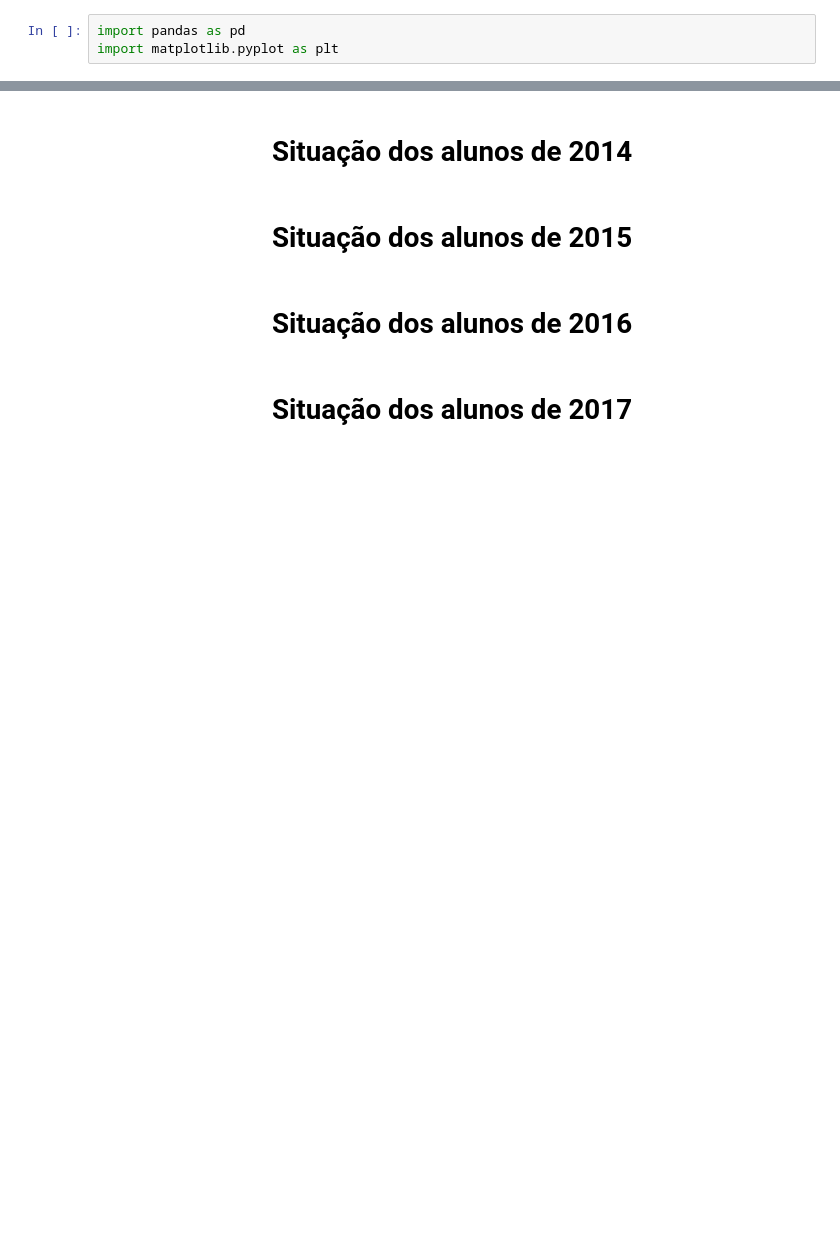
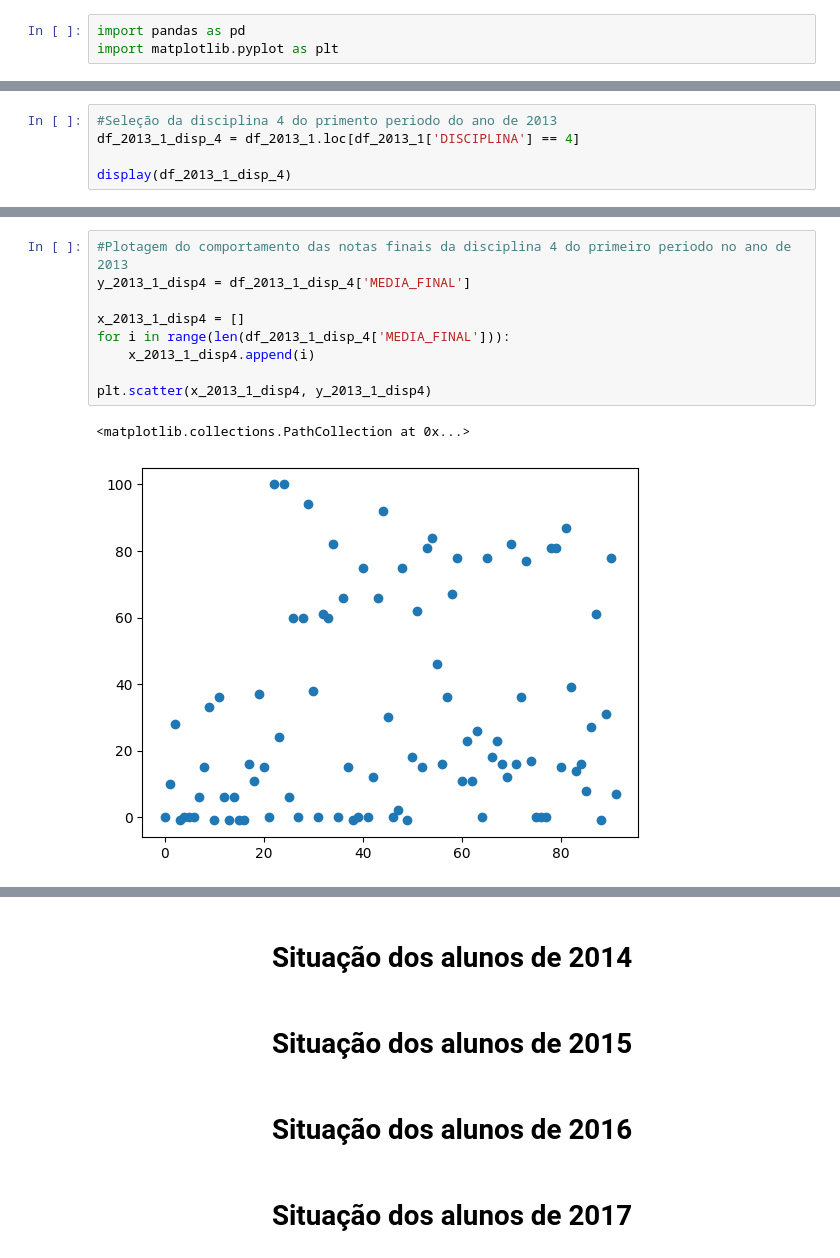
Before and after one commit to aleder-linm/trabalho-rp-dados-disciplinas, a Jupyter notebook: main.ipynb, the cells around one changed output, grey strips where cells are left out. Drawn from its saved outputs; the diff is of its cells as text; blank space fills up the shorter version.

```diff
--- a/main.ipynb
+++ b/main.ipynb
@@ -279,0 +349,5 @@ plt.scatter(x_2013_2, y_2013_2)
+# %%
+#Seleção da disciplina 4 do primento periodo do ano de 2013
+df_2013_1_disp_4 = df_2013_1.loc[df_2013_1['DISCIPLINA'] == 4]
+
+display(df_2013_1_disp_4)
@@ -279,0 +389,12 @@ plt.scatter(x_2013_2, y_2013_2)
+# %%
+#Plotagem do comportamento das notas finais da disciplina 4 do primeiro periodo no ano de 2013
+y_2013_1_disp4 = df_2013_1_disp_4['MEDIA_FINAL']
+
+x_2013_1_disp4 = []
+for i in range(len(df_2013_1_disp_4['MEDIA_FINAL'])):
+    x_2013_1_disp4.append(i)
+
+plt.scatter(x_2013_1_disp4, y_2013_1_disp4)
+# %% [output]
+<matplotlib.collections.PathCollection at 0x...>
+[figure, added]
```
Also changed, not shown: parts of 81 cells of this notebook, 1 other file.
